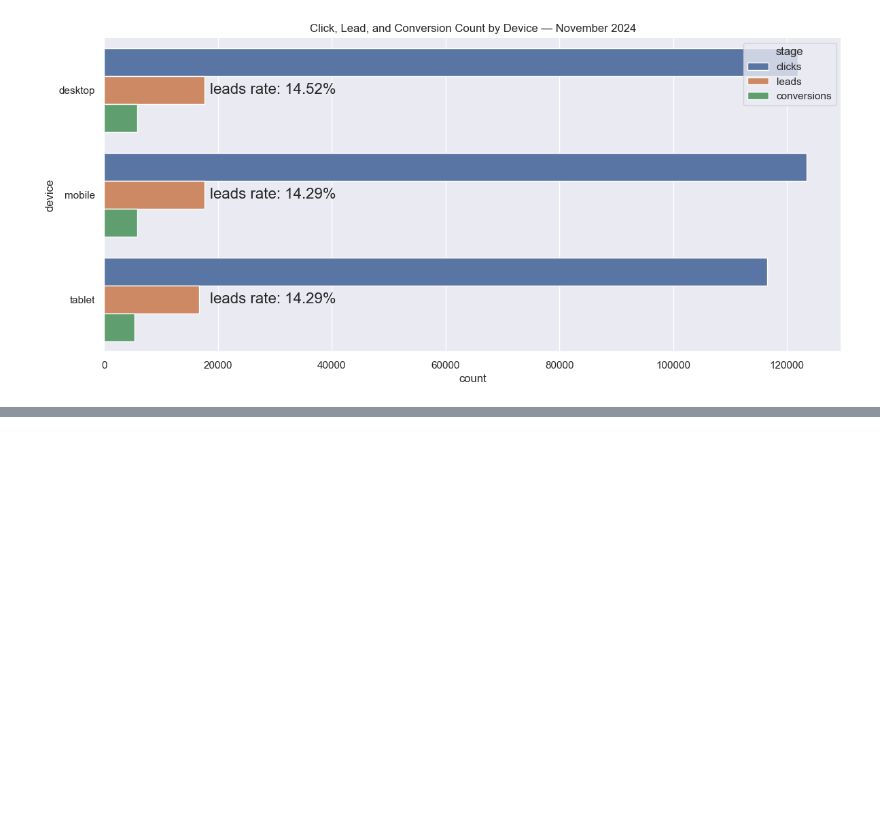
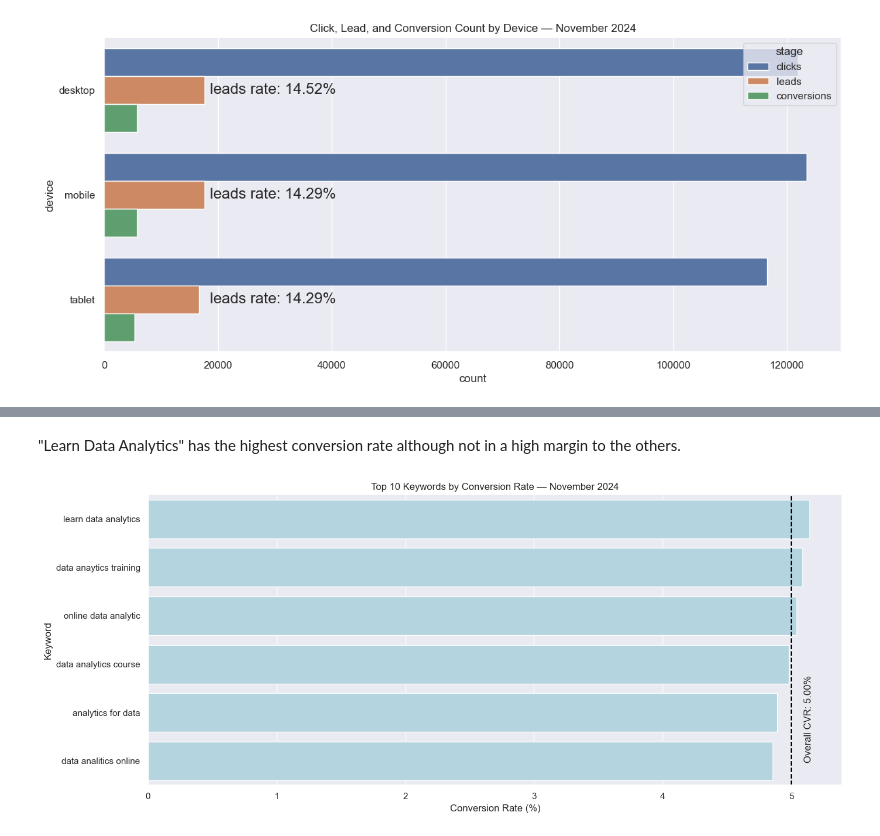
Before and after one commit to priill/google_ads_performance, a Jupyter notebook: eda.ipynb, the cells around one changed output, grey strips where cells are left out. Cells and saved outputs as stored; diff of their text form; code cells hidden in the pictures; blank space fills up the shorter version.

```diff
--- a/eda.ipynb
+++ b/eda.ipynb
@@ -444,0 +555,19 @@ plt.show()
+# %% [markdown]
+"Learn Data Analytics" has the highest conversion rate although not in a high margin to the others.
+# %%
+fig, ax = plt.subplots(figsize=(14, 6))
+sns.barplot(
+    data=df.groupby('keyword')['cvr'].mean().reset_index().sort_values('cvr', ascending=False).head(10),
+    x='cvr',
+    y='keyword',
+    color='lightblue',
+    ax=ax
+)
+ax.set_title('Top 10 Keywords by Conversion Rate — November 2024')
+ax.set_xlabel('Conversion Rate (%)')
+ax.set_ylabel('Keyword')
+ax.axvline(overall['cvr'], color='black', linestyle='--', label=f'Overall CVR')
+ax.annotate(f'Overall CVR: {overall["cvr"]:.2f}%', xy=(overall['cvr'], 5), xytext=(overall['cvr'] + 0.1, 5), fontsize=12, rotation=90)
+plt.tight_layout()
+# %% [output]
+[figure, added]
```
Also changed, not shown: parts of 8 cells of this notebook, 2 other files.
